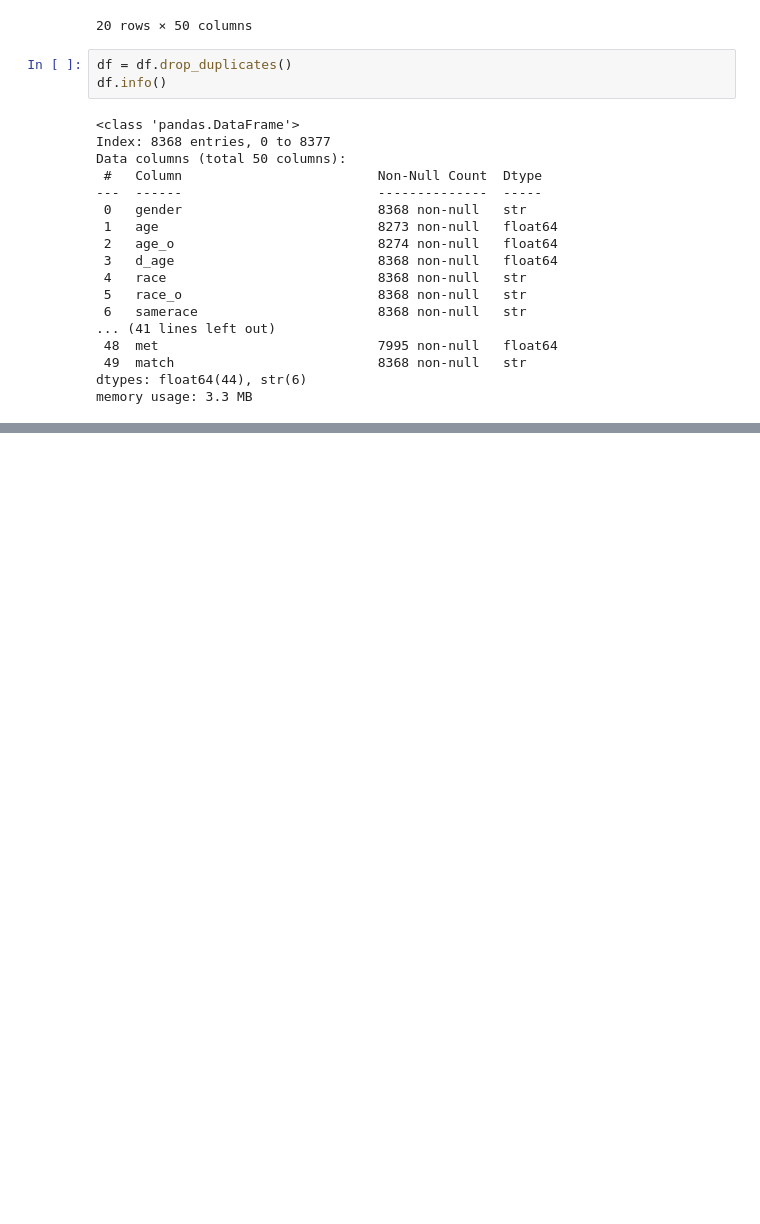
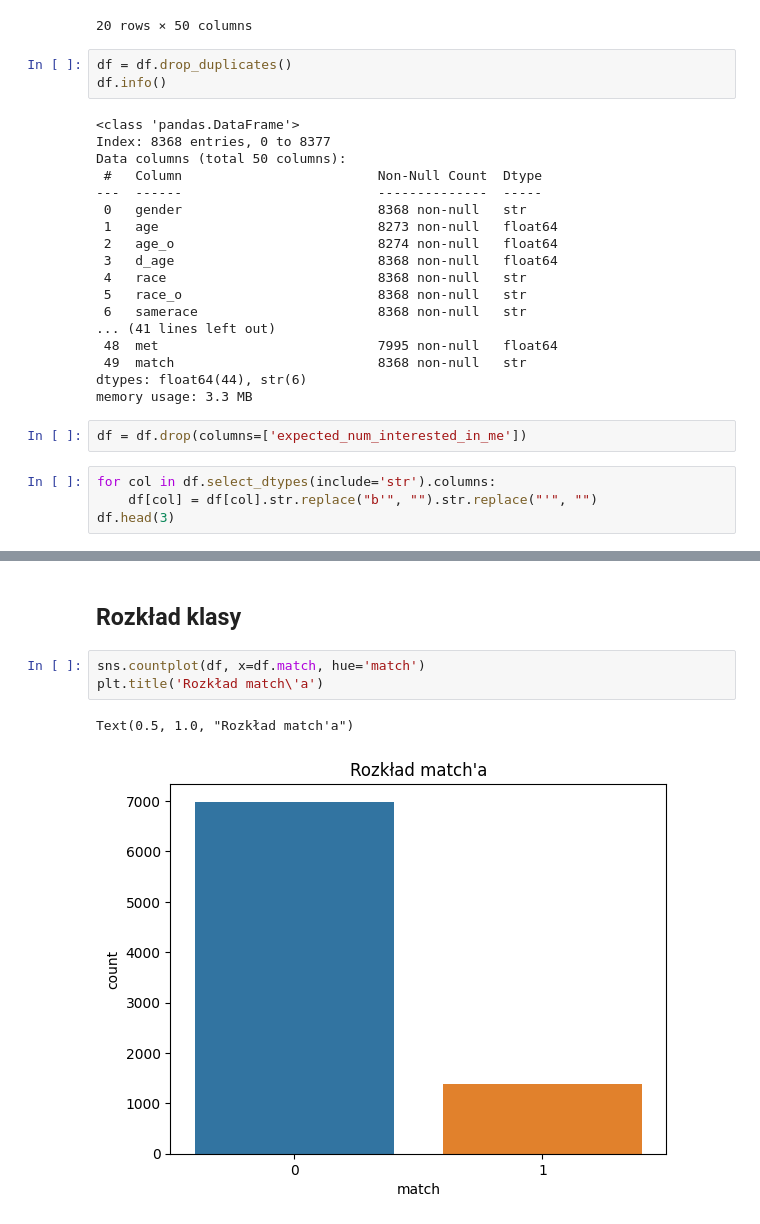
Before and after one commit to Zajecia-na-PWr-LR/lista6-swientyk, a Jupyter notebook: L6_speed_dating.ipynb, the cells around one changed output, grey strips where cells are left out. Cells and saved outputs as stored; diff of their text form; blank space fills up the shorter version.

```diff
--- a/L6_speed_dating.ipynb
+++ b/L6_speed_dating.ipynb
@@ -110,3 +109,9 @@ Data columns (total 50 columns):
  49  match                          8368 non-null   str
 dtypes: float64(44), str(6)
 memory usage: 3.3 MB
+# %%
+df = df.drop(columns=['expected_num_interested_in_me'])
+# %%
+for col in df.select_dtypes(include='str').columns:
+    df[col] = df[col].str.replace("b'", "").str.replace("'", "")
+df.head(3)
@@ -112,0 +124,9 @@ memory usage: 3.3 MB
+# %% [markdown]
+
+## Rozkład klasy
+# %%
+sns.countplot(df, x=df.match, hue='match')
+plt.title('Rozkład match\'a')
+# %% [output]
+Text(0.5, 1.0, "Rozkład match'a")
+[figure, added]
```
Also changed, not shown: parts of 14 cells of this notebook.
